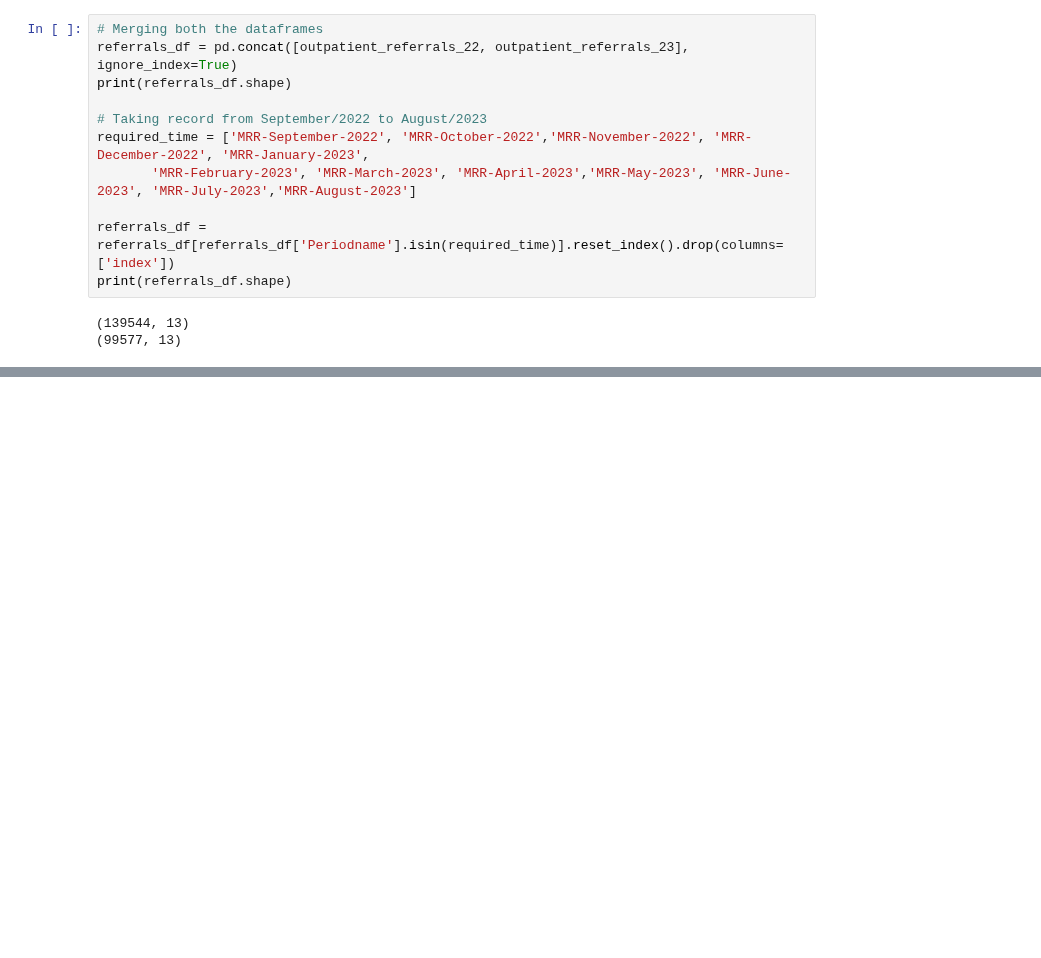
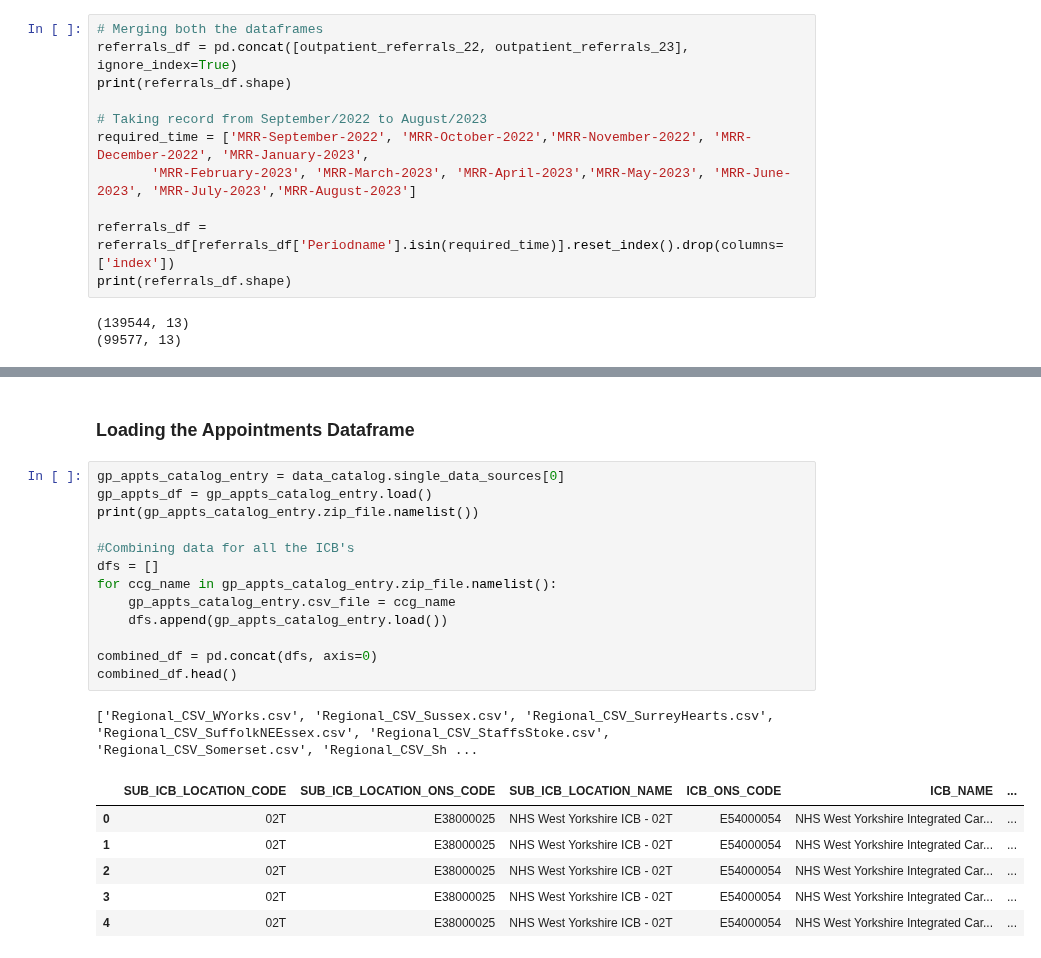
Before and after one commit to SNEE-ICS/PrimaryCareDemandAndCapacity, a Jupyter notebook: notebooks/1d_ReferralRate.ipynb, the cells around one changed output, grey strips where cells are left out. Cells and saved outputs as stored; diff of their text form; blank space fills up the shorter version.

```diff
--- a/notebooks/1d_ReferralRate.ipynb
+++ b/notebooks/1d_ReferralRate.ipynb
@@ -148,0 +110,23 @@ snee_referrals
+# %% [markdown]
+### Loading the Appointments Dataframe
+# %%
+gp_appts_catalog_entry = data_catalog.single_data_sources[0]
+gp_appts_df = gp_appts_catalog_entry.load()
+print(gp_appts_catalog_entry.zip_file.namelist())
+
+#Combining data for all the ICB's
+dfs = []
+for ccg_name in gp_appts_catalog_entry.zip_file.namelist():
+    gp_appts_catalog_entry.csv_file = ccg_name
+    dfs.append(gp_appts_catalog_entry.load())
+
+combined_df = pd.concat(dfs, axis=0)
+combined_df.head()
+# %% [output]
+['Regional_CSV_WYorks.csv', 'Regional_CSV_Sussex.csv', 'Regional_CSV_SurreyHearts.csv', 'Regional_CSV_SuffolkNEEssex.csv', 'Regional_CSV_StaffsStoke.csv', 'Regional_CSV_Somerset.csv', 'Regional_CSV_Sh ...
+|  | SUB_ICB_LOCATION_CODE | SUB_ICB_LOCATION_ONS_CODE | SUB_ICB_LOCATION_NAME | ICB_ONS_CODE | ICB_NAME | ... |
+| 0 | 02T | E38000025 | NHS West Yorkshire ICB - 02T | E54000054 | NHS West Yorkshire Integrated Car... | ... |
+| 1 | 02T | E38000025 | NHS West Yorkshire ICB - 02T | E54000054 | NHS West Yorkshire Integrated Car... | ... |
+| 2 | 02T | E38000025 | NHS West Yorkshire ICB - 02T | E54000054 | NHS West Yorkshire Integrated Car... | ... |
+| 3 | 02T | E38000025 | NHS West Yorkshire ICB - 02T | E54000054 | NHS West Yorkshire Integrated Car... | ... |
+| 4 | 02T | E38000025 | NHS West Yorkshire ICB - 02T | E54000054 | NHS West Yorkshire Integrated Car... | ... |
```
Also changed, not shown: parts of 21 cells of this notebook.
